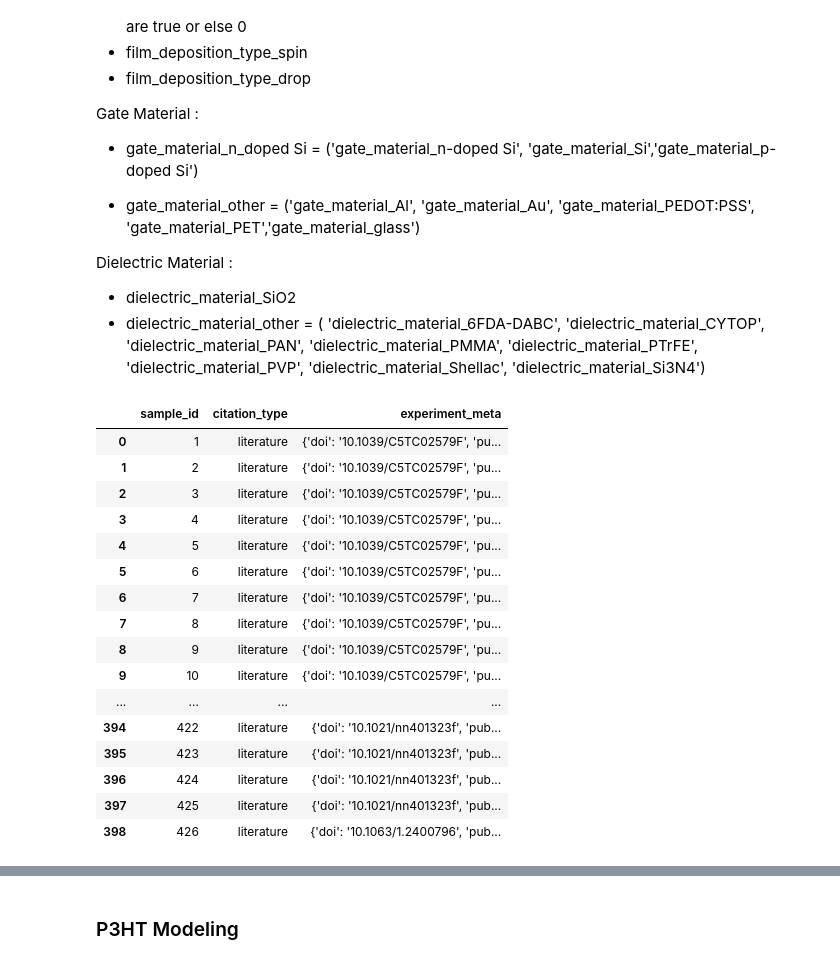
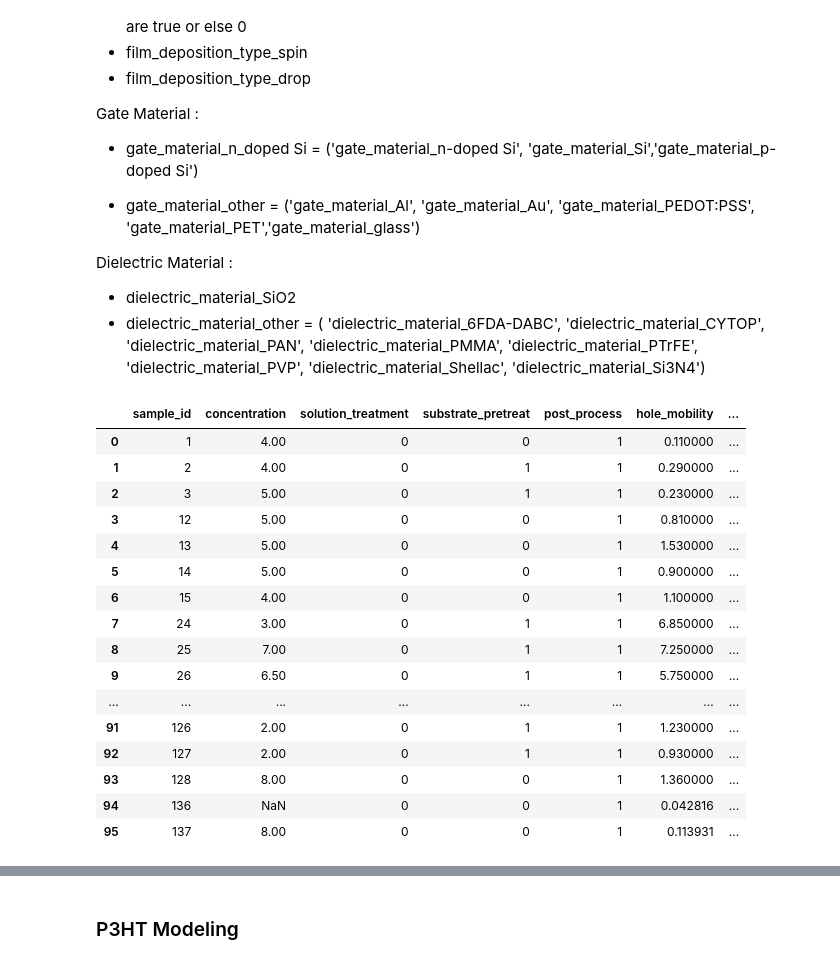
Before and after one commit to aaronliu64/ofet-db, a Jupyter notebook: pgpractice/Data Extraction For ML/ofet_db_Data_Extraction_JB.ipynb, the cells around one changed output, grey strips where cells are left out. Cells and saved outputs as stored; diff of their text form; code cells hidden in the pictures.

```diff
--- a/pgpractice/Data Extraction For ML/ofet_db_Data_Extraction_JB.ipynb
+++ b/pgpractice/Data Extraction For ML/ofet_db_Data_Extraction_JB.ipynb
@@ -596,26 +656,26 @@ Dielectric Material :
        'dielectric_material_PMMA', 'dielectric_material_PTrFE',
        'dielectric_material_PVP', 'dielectric_material_Shellac',
        'dielectric_material_Si3N4')
-# %%
-result_df
-# %% [output]
-|  | sample_id | citation_type | experiment_meta |
-| 0 | 1 | literature | {'doi': '10.1039/C5TC02579F', 'pu... |
-| 1 | 2 | literature | {'doi': '10.1039/C5TC02579F', 'pu... |
-| 2 | 3 | literature | {'doi': '10.1039/C5TC02579F', 'pu... |
-| 3 | 4 | literature | {'doi': '10.1039/C5TC02579F', 'pu... |
-| 4 | 5 | literature | {'doi': '10.1039/C5TC02579F', 'pu... |
-| 5 | 6 | literature | {'doi': '10.1039/C5TC02579F', 'pu... |
-| 6 | 7 | literature | {'doi': '10.1039/C5TC02579F', 'pu... |
-| 7 | 8 | literature | {'doi': '10.1039/C5TC02579F', 'pu... |
-| 8 | 9 | literature | {'doi': '10.1039/C5TC02579F', 'pu... |
-| 9 | 10 | literature | {'doi': '10.1039/C5TC02579F', 'pu... |
-| ... | ... | ... | ... |
-| 394 | 422 | literature | {'doi': '10.1021/nn401323f', 'pub... |
-| 395 | 423 | literature | {'doi': '10.1021/nn401323f', 'pub... |
-| 396 | 424 | literature | {'doi': '10.1021/nn401323f', 'pub... |
-| 397 | 425 | literature | {'doi': '10.1021/nn401323f', 'pub... |
-| 398 | 426 | literature | {'doi': '10.1063/1.2400796', 'pub... |
+# %%
+result_df_hot
+# %% [output]
+|  | sample_id | concentration | solution_treatment | substrate_pretreat | post_process | hole_mobility | ... |
+| 0 | 1 | 4.00 | 0 | 0 | 1 | 0.110000 | ... |
+| 1 | 2 | 4.00 | 0 | 1 | 1 | 0.290000 | ... |
+| 2 | 3 | 5.00 | 0 | 1 | 1 | 0.230000 | ... |
+| 3 | 12 | 5.00 | 0 | 0 | 1 | 0.810000 | ... |
+| 4 | 13 | 5.00 | 0 | 0 | 1 | 1.530000 | ... |
+| 5 | 14 | 5.00 | 0 | 0 | 1 | 0.900000 | ... |
+| 6 | 15 | 4.00 | 0 | 0 | 1 | 1.100000 | ... |
+| 7 | 24 | 3.00 | 0 | 1 | 1 | 6.850000 | ... |
+| 8 | 25 | 7.00 | 0 | 1 | 1 | 7.250000 | ... |
+| 9 | 26 | 6.50 | 0 | 1 | 1 | 5.750000 | ... |
+| ... | ... | ... | ... | ... | ... | ... | ... |
+| 91 | 126 | 2.00 | 0 | 1 | 1 | 1.230000 | ... |
+| 92 | 127 | 2.00 | 0 | 1 | 1 | 0.930000 | ... |
+| 93 | 128 | 8.00 | 0 | 0 | 1 | 1.360000 | ... |
+| 94 | 136 | NaN | 0 | 0 | 1 | 0.042816 | ... |
+| 95 | 137 | 8.00 | 0 | 0 | 1 | 0.113931 | ... |
 # %%
 ## replacing the pubchem_cid with solvent boiling point
 
```
Also changed, not shown: parts of 6 cells of this notebook.
